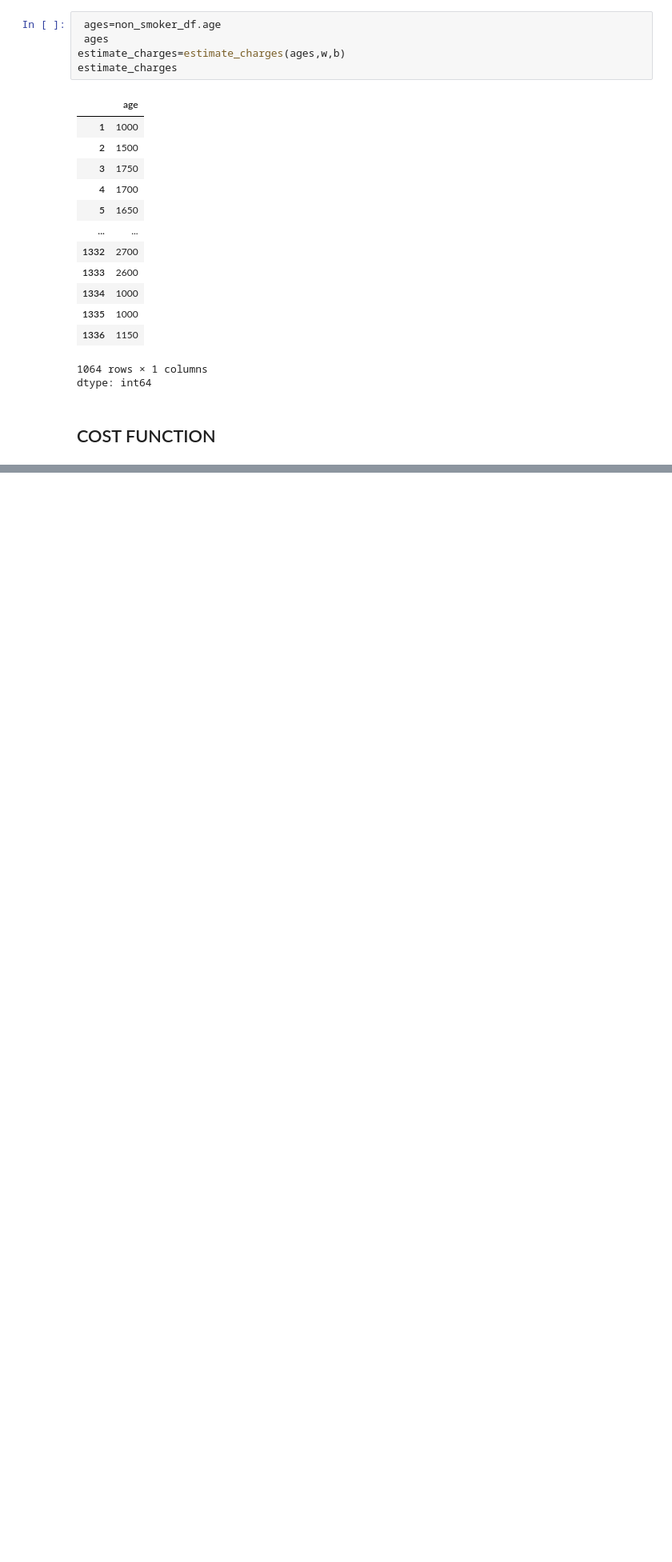
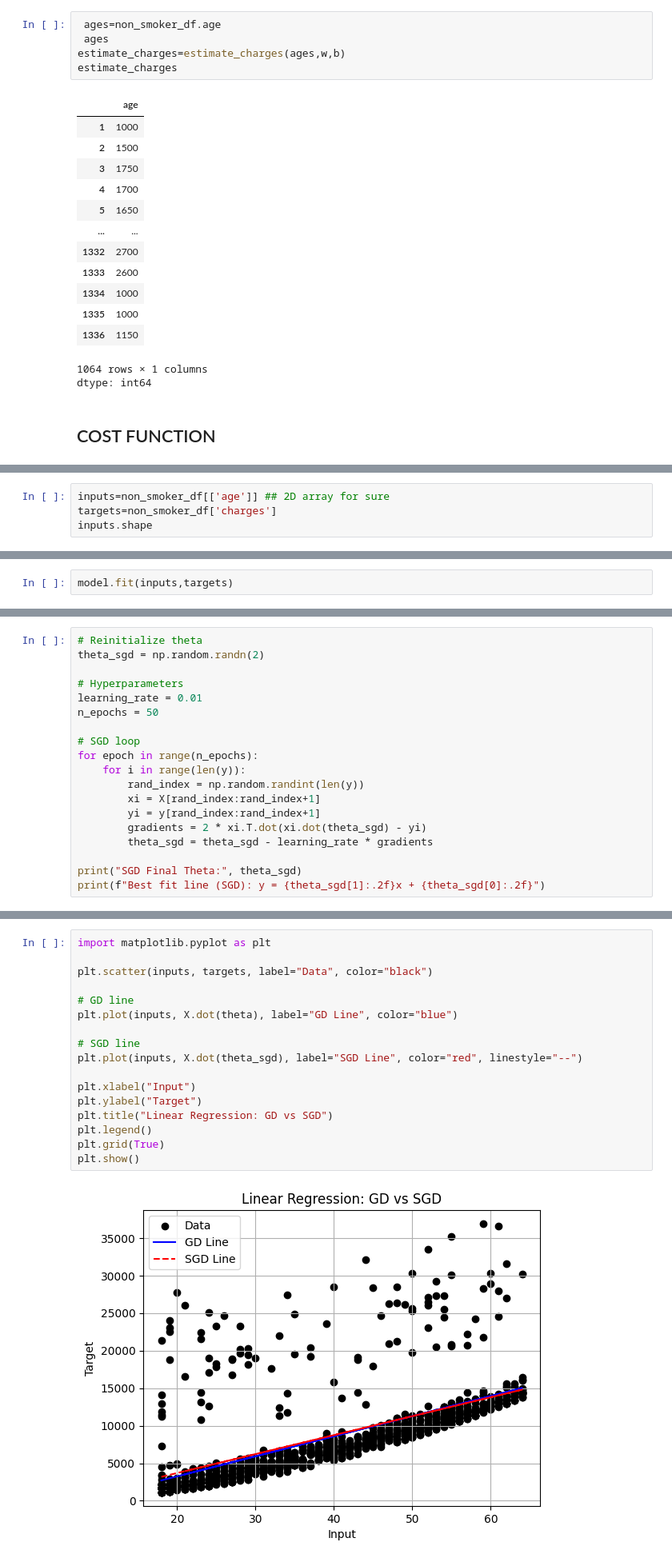
Before and after one commit to gowtham-dd/LinearRegression, a Jupyter notebook: Linear_Regression_Crash_.ipynb, the cells around one changed output, grey strips where cells are left out. Shown at 80% size. Cells and saved outputs as stored; diff of their text form; blank space fills up the shorter version.

```diff
--- a/Linear_Regression_Crash_.ipynb
+++ b/Linear_Regression_Crash_.ipynb
@@ -175,0 +434,4 @@ dtype: int64
+# %%
+inputs=non_smoker_df[['age']] ## 2D array for sure
+targets=non_smoker_df['charges']
+inputs.shape
@@ -175,0 +440,2 @@ dtype: int64
+# %%
+model.fit(inputs,targets)
@@ -175,0 +540,19 @@ dtype: int64
+# %%
+# Reinitialize theta
+theta_sgd = np.random.randn(2)
+
+# Hyperparameters
+learning_rate = 0.01
+n_epochs = 50
+
+# SGD loop
+for epoch in range(n_epochs):
+    for i in range(len(y)):
+        rand_index = np.random.randint(len(y))
+        xi = X[rand_index:rand_index+1]
+        yi = y[rand_index:rand_index+1]
+        gradients = 2 * xi.T.dot(xi.dot(theta_sgd) - yi)
+        theta_sgd = theta_sgd - learning_rate * gradients
+
+print("SGD Final Theta:", theta_sgd)
+print(f"Best fit line (SGD): y = {theta_sgd[1]:.2f}x + {theta_sgd[0]:.2f}")
@@ -175,0 +562,19 @@ dtype: int64
+# %%
+import matplotlib.pyplot as plt
+
+plt.scatter(inputs, targets, label="Data", color="black")
+
+# GD line
+plt.plot(inputs, X.dot(theta), label="GD Line", color="blue")
+
+# SGD line
+plt.plot(inputs, X.dot(theta_sgd), label="SGD Line", color="red", linestyle="--")
+
+plt.xlabel("Input")
+plt.ylabel("Target")
+plt.title("Linear Regression: GD vs SGD")
+plt.legend()
+plt.grid(True)
+plt.show()
+# %% [output]
+[figure, added]
```
Also changed, not shown: parts of 54 cells of this notebook.
